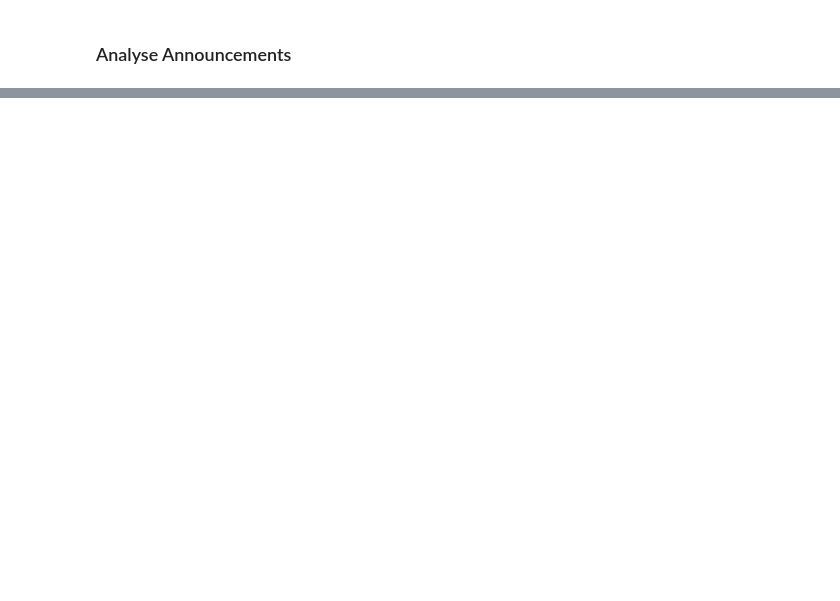
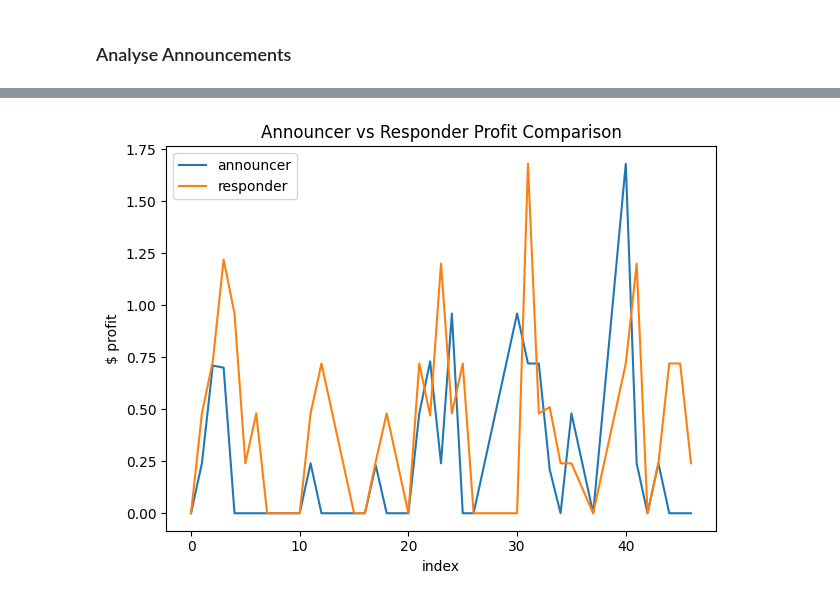
Before and after one commit to pawel-struski/market-equilibrium, a Jupyter notebook: results_analysis.ipynb, the cells around one changed output, grey strips where cells are left out. Saved outputs shown, nothing was run; the diff lists cells and outputs as text; code cells hidden in the pictures; blank space fills up the shorter version.

```diff
--- a/results_analysis.ipynb
+++ b/results_analysis.ipynb
@@ -145,0 +197,13 @@ Share of sell announcers whose profit is zero: 0.40
+# %%
+df = df_data.loc[df_data['transaction']==True]
+plt.figure()
+plt.plot(df.index, df['announcer_profit'], label=f'announcer')
+plt.plot(df.index, df['responder_profit'], label=f'responder')
+plt.title(f"Announcer vs Responder Profit Comparison")
+plt.ylabel("$ profit")
+plt.xlabel("index")
+plt.legend()
+plt.tight_layout()
+plt.show()
+# %% [output]
+[figure, added]
```
Also changed, not shown: parts of 20 cells of this notebook.
